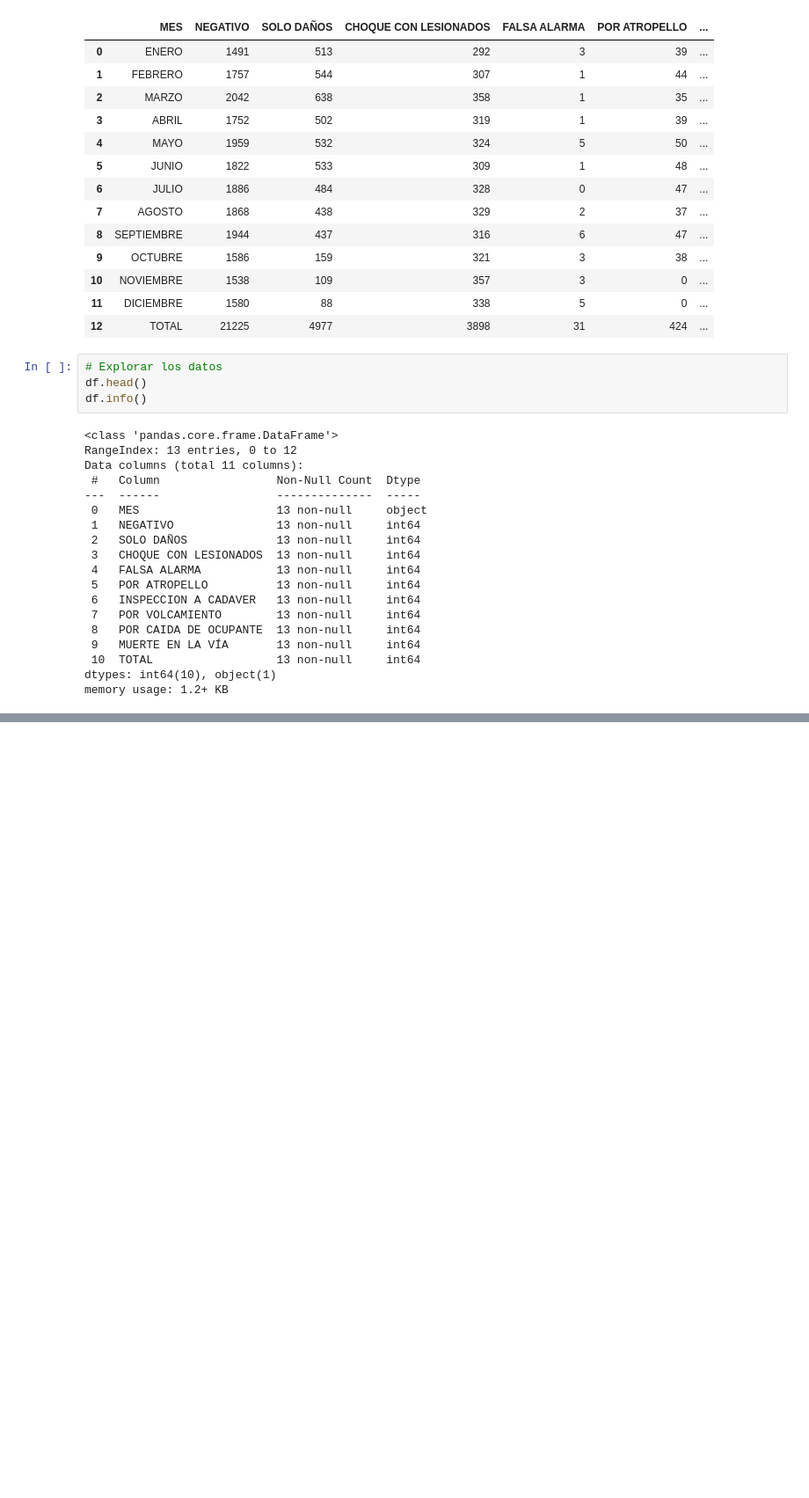
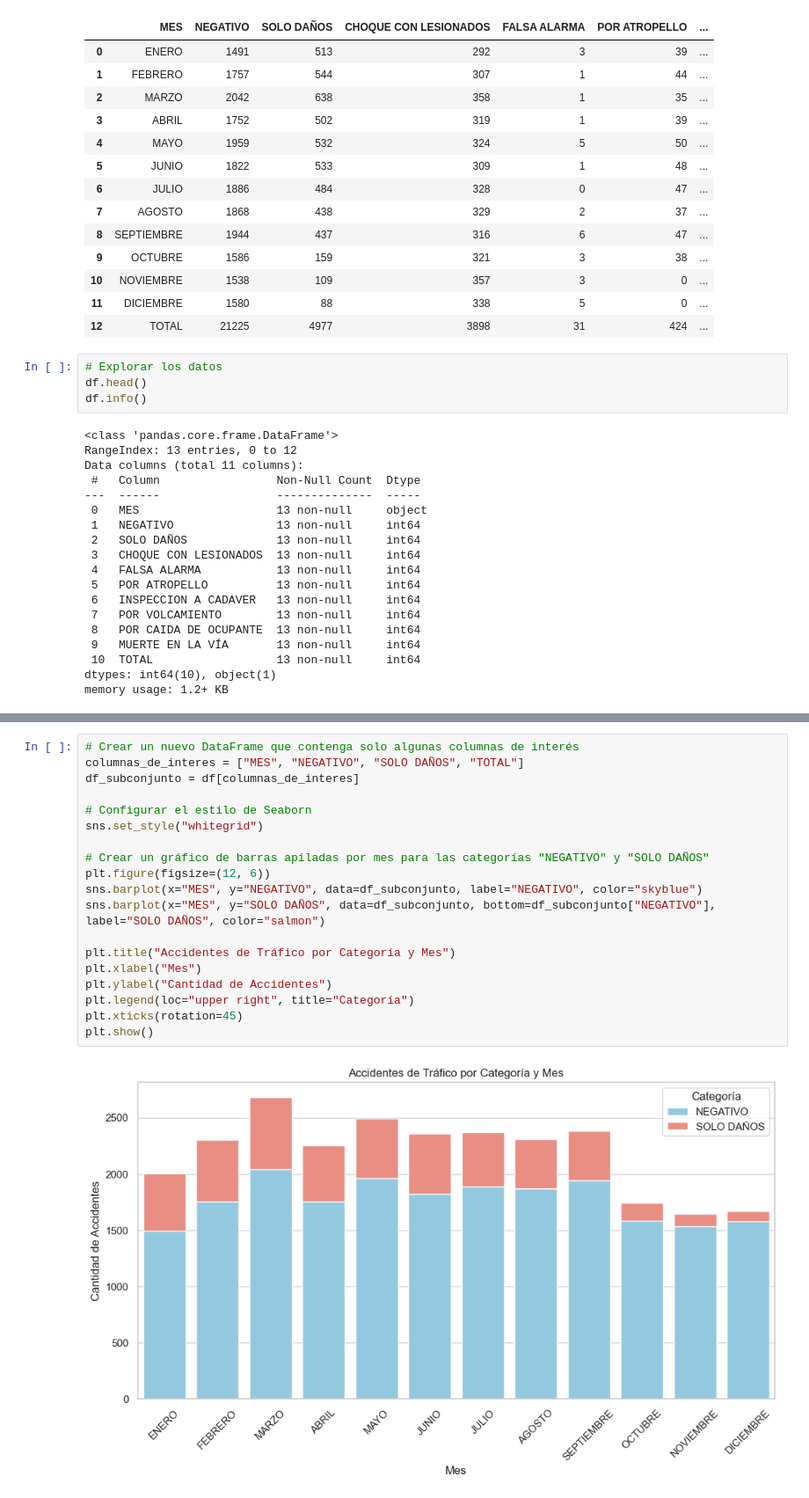
Before and after one commit to Skpow1234/Diabetes-Project-Prediction, a Jupyter notebook: notebook.ipynb, the cells around one changed output, grey strips where cells are left out. Shown at 88% size. Drawn from its saved outputs; the diff is of its cells as text; blank space fills up the shorter version.

Commit message:
Se agregan operaciones con pandas y graficos con Matplotlib y seaborn

```diff
--- a/notebook.ipynb
+++ b/notebook.ipynb
@@ -51,0 +312,21 @@ memory usage: 1.2+ KB
+# %%
+# Crear un nuevo DataFrame que contenga solo algunas columnas de interés
+columnas_de_interes = ["MES", "NEGATIVO", "SOLO DAÑOS", "TOTAL"]
+df_subconjunto = df[columnas_de_interes]
+
+# Configurar el estilo de Seaborn
+sns.set_style("whitegrid")
+
+# Crear un gráfico de barras apiladas por mes para las categorías "NEGATIVO" y "SOLO DAÑOS"
+plt.figure(figsize=(12, 6))
+sns.barplot(x="MES", y="NEGATIVO", data=df_subconjunto, label="NEGATIVO", color="skyblue")
+sns.barplot(x="MES", y="SOLO DAÑOS", data=df_subconjunto, bottom=df_subconjunto["NEGATIVO"], label="SOLO DAÑOS", color="salmon")
+
+plt.title("Accidentes de Tráfico por Categoría y Mes")
+plt.xlabel("Mes")
+plt.ylabel("Cantidad de Accidentes")
+plt.legend(loc="upper right", title="Categoría")
+plt.xticks(rotation=45)
+plt.show()
+# %% [output]
+[figure, added]
```
Also changed, not shown: parts of 17 cells of this notebook.
